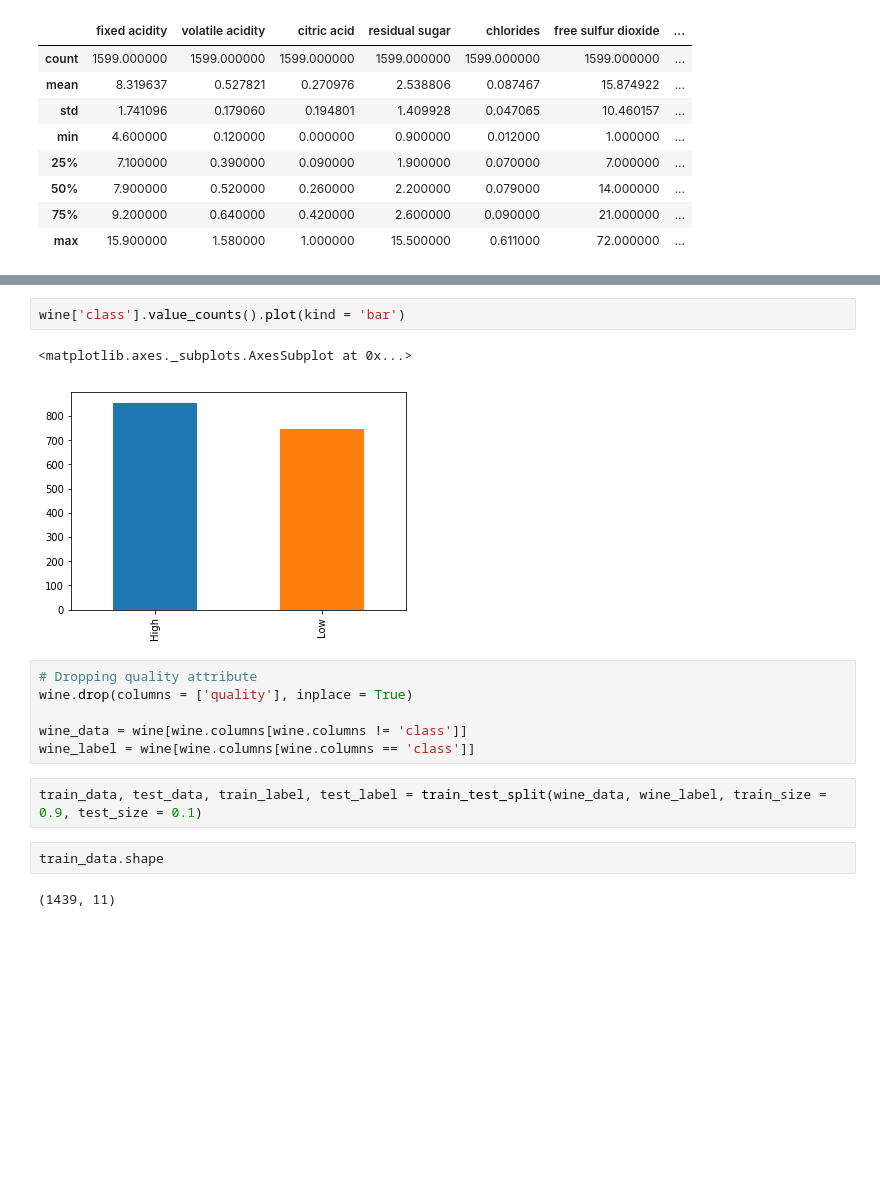
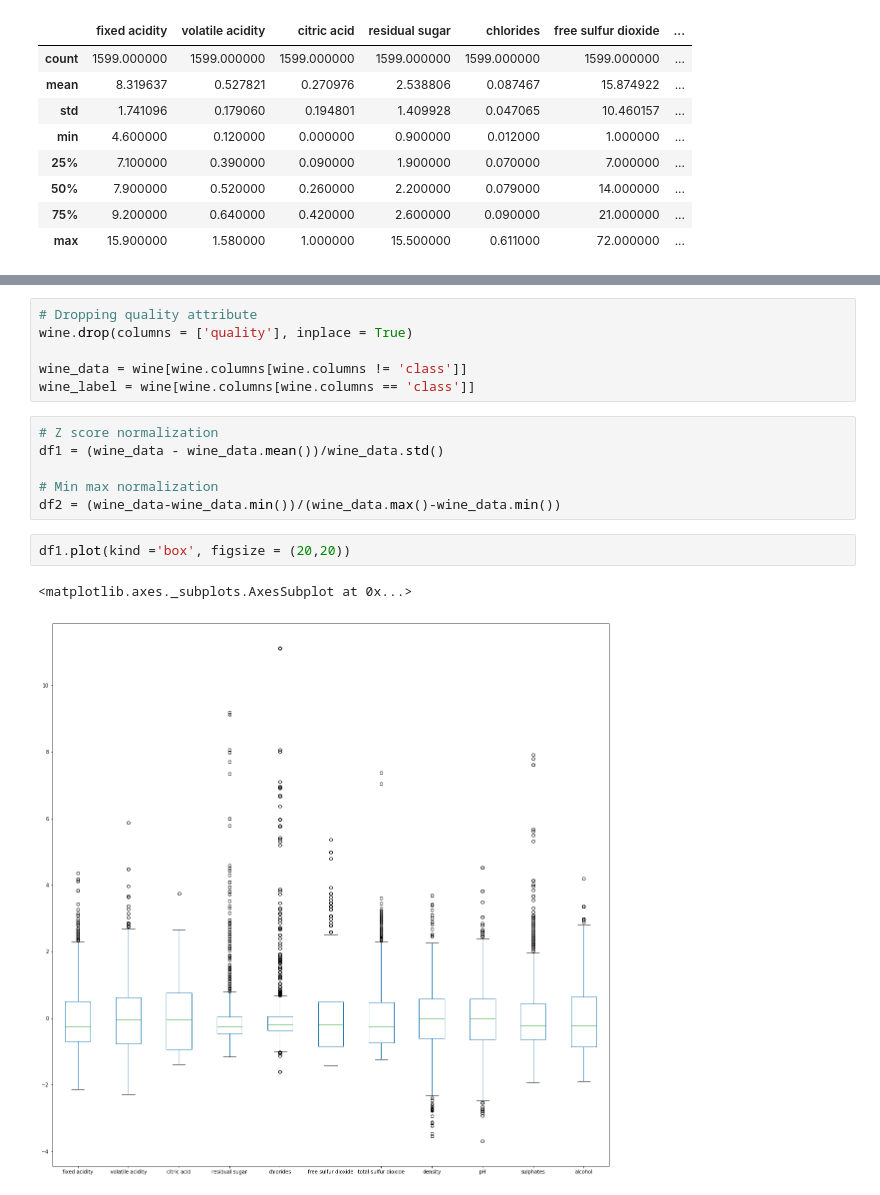
Before and after one commit to saravrajavelu/WineQualityAnalysis, a Jupyter notebook: WineAnalysis.ipynb, the cells around one changed output, grey strips where cells are left out. Cells and saved outputs as stored; diff of their text form; blank space fills up the shorter version.

```diff
--- a/WineAnalysis.ipynb
+++ b/WineAnalysis.ipynb
@@ -42,17 +68,17 @@ wine['class'] = ['Low' if i <= 5 else "High" for i in wine.quality]
-# %%
-wine['class'].value_counts().plot(kind = 'bar')
-# %% [output]
-<matplotlib.axes._subplots.AxesSubplot at 0x...>
-[figure, removed]
 # %%
 # Dropping quality attribute
 wine.drop(columns = ['quality'], inplace = True)
 
 wine_data = wine[wine.columns[wine.columns != 'class']]
 wine_label = wine[wine.columns[wine.columns == 'class']]
-# %%
-train_data, test_data, train_label, test_label = train_test_split(wine_data, wine_label, train_size = 0.9, test_size = 0.1)
-# %%
-train_data.shape
-# %% [output]
-(1439, 11)
+# %%
+# Z score normalization
+df1 = (wine_data - wine_data.mean())/wine_data.std()
+
+# Min max normalization
+df2 = (wine_data-wine_data.min())/(wine_data.max()-wine_data.min())
+# %%
+df1.plot(kind ='box', figsize = (20,20))
+# %% [output]
+<matplotlib.axes._subplots.AxesSubplot at 0x...>
+[figure, added]
```
Also changed, not shown: parts of 15 cells of this notebook, 2 other files.
